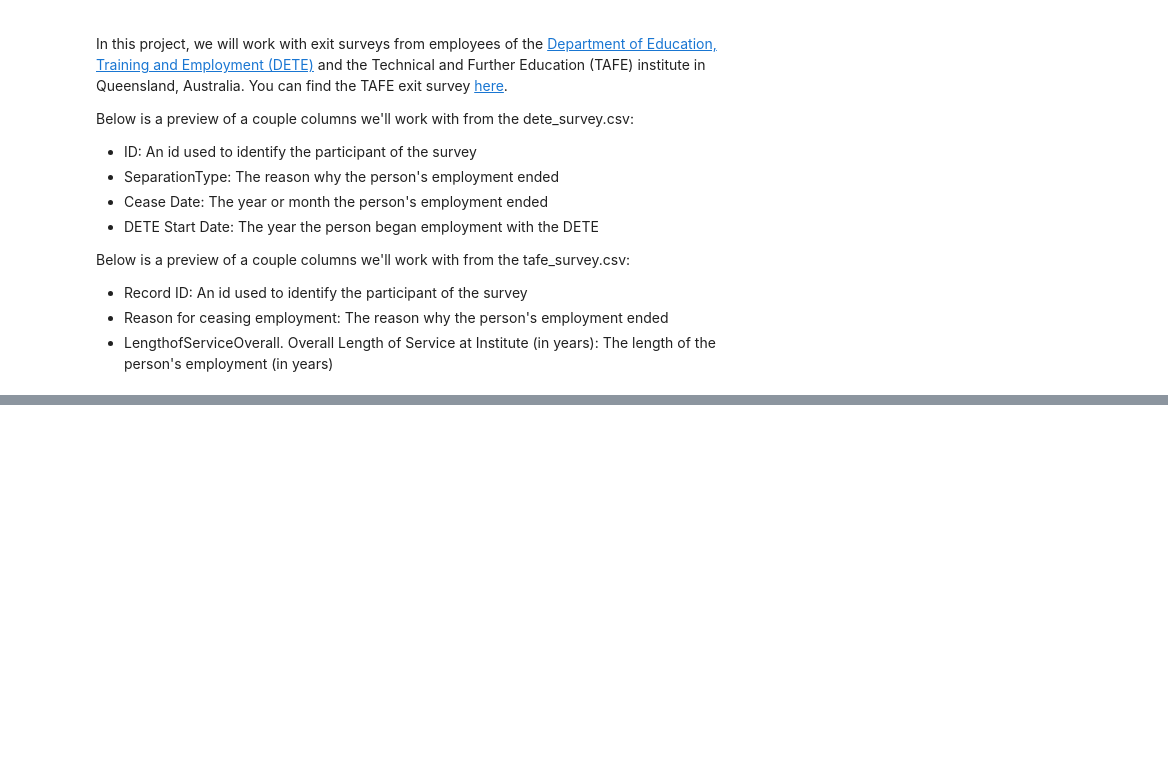
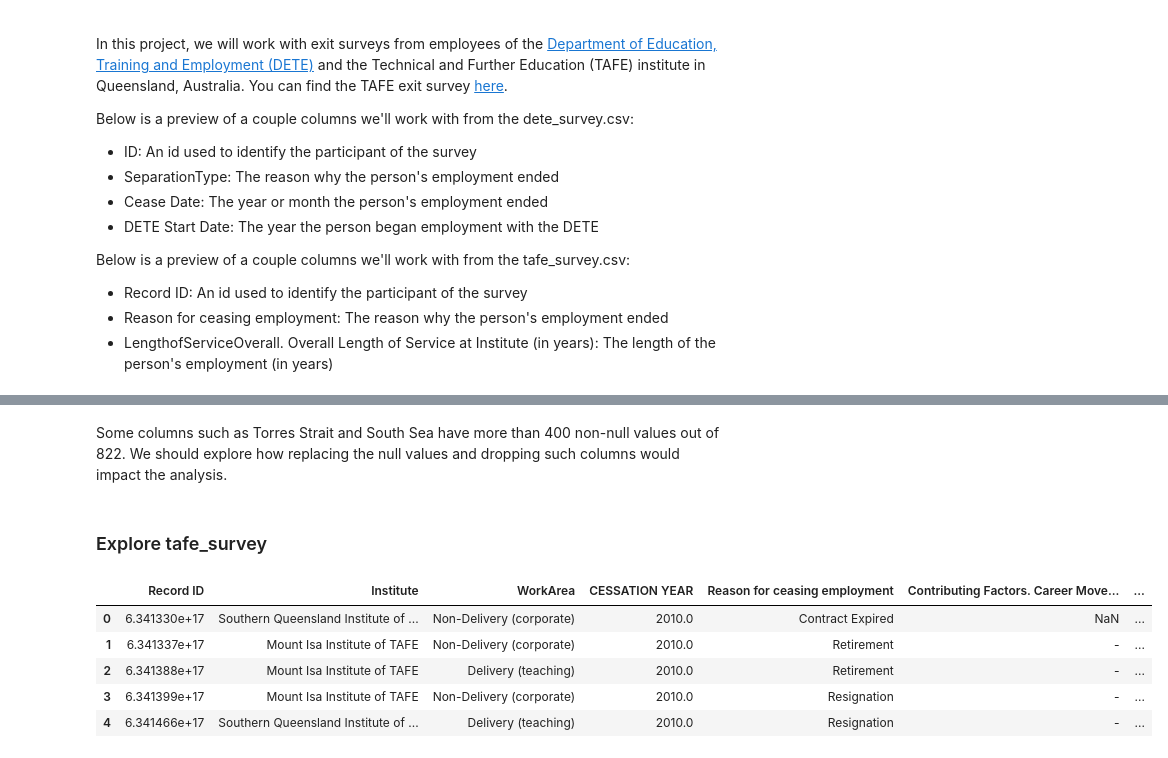
Before and after one commit to ipshitaRB/Analyze-Employee-Exit-Surveys, a Jupyter notebook: Analyze_Employee_Exit_Surveys.ipynb, the cells around one changed output, grey strips where cells are left out. Saved outputs shown, nothing was run; the diff lists cells and outputs as text; code cells hidden in the pictures; blank space fills up the shorter version.

```diff
--- a/Analyze_Employee_Exit_Surveys.ipynb
+++ b/Analyze_Employee_Exit_Surveys.ipynb
@@ -19,0 +105,13 @@ Below is a preview of a couple columns we'll work with from the tafe_survey.csv:
+# %% [markdown]
+Some columns such as Torres Strait and South Sea have more than 400 non-null values out of 822. We should explore how replacing the null values and dropping such columns would impact the analysis.
+# %% [markdown]
+### Explore tafe_survey
+# %%
+tafe_survey.head()
+# %% [output]
+|  | Record ID | Institute | WorkArea | CESSATION YEAR | Reason for ceasing employment | Contributing Factors. Career Move... | ... |
+| 0 | 6.341330e+17 | Southern Queensland Institute of ... | Non-Delivery (corporate) | 2010.0 | Contract Expired | NaN | ... |
+| 1 | 6.341337e+17 | Mount Isa Institute of TAFE | Non-Delivery (corporate) | 2010.0 | Retirement | - | ... |
+| 2 | 6.341388e+17 | Mount Isa Institute of TAFE | Delivery (teaching) | 2010.0 | Retirement | - | ... |
+| 3 | 6.341399e+17 | Mount Isa Institute of TAFE | Non-Delivery (corporate) | 2010.0 | Resignation | - | ... |
+| 4 | 6.341466e+17 | Southern Queensland Institute of ... | Delivery (teaching) | 2010.0 | Resignation | - | ... |
```
Also changed, not shown: parts of 16 cells of this notebook.
